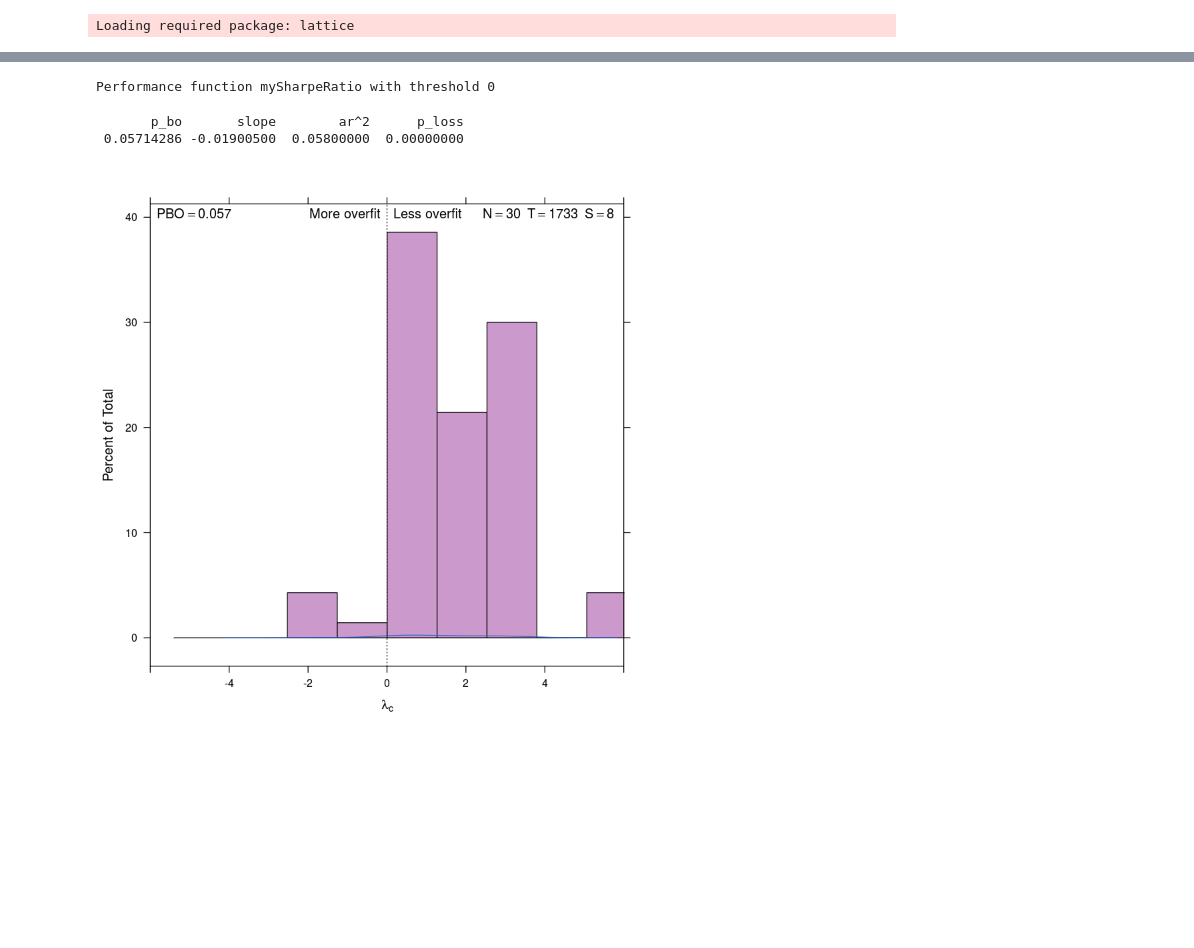
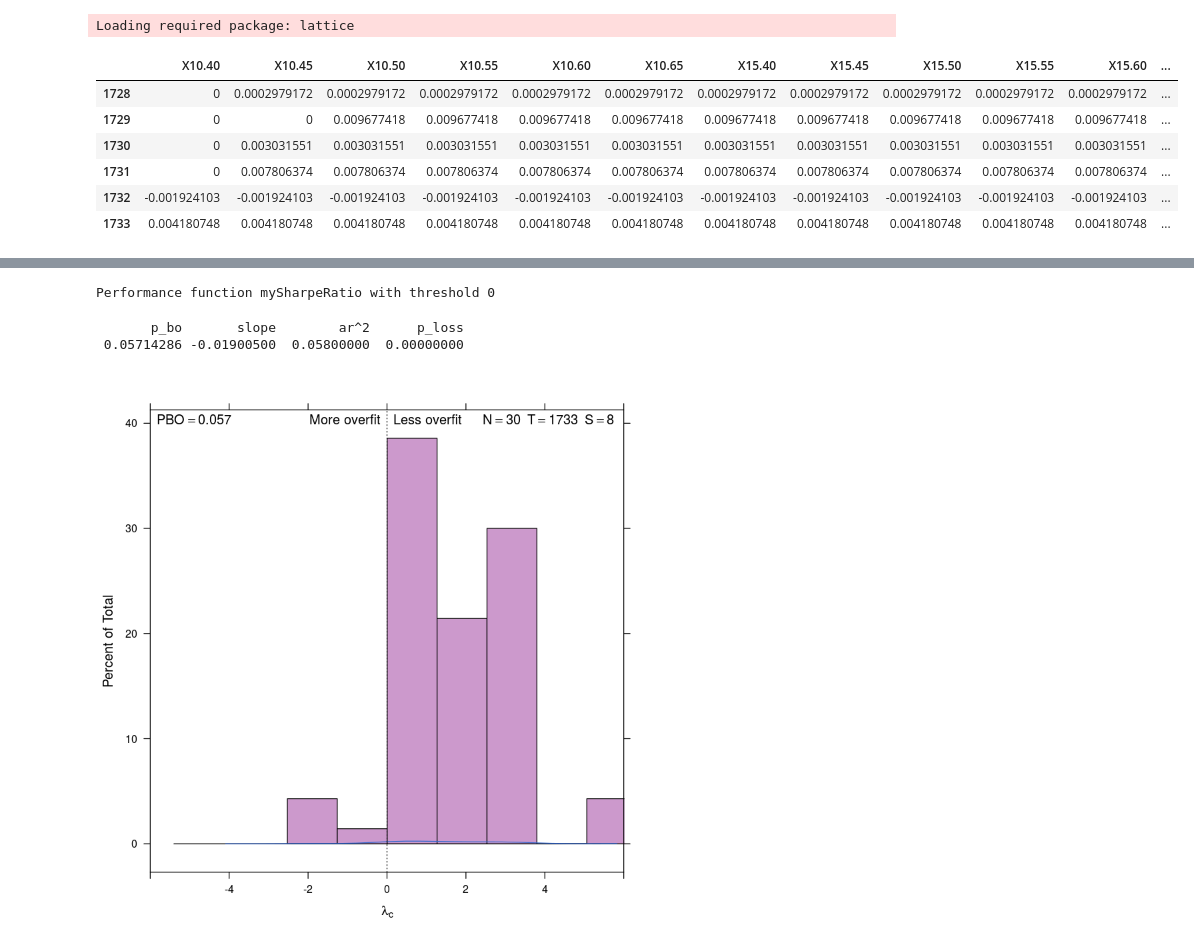
Before and after one commit to exilespacer/coscup_pbo, a Jupyter notebook: 3_overfitting.ipynb, the cells around one changed output, grey strips where cells are left out. Drawn from its saved outputs; the diff is of its cells as text; code cells hidden in the pictures; blank space fills up the shorter version.

```diff
--- a/3_overfitting.ipynb
+++ b/3_overfitting.ipynb
@@ -88,3 +88,14 @@ write.csv(result, '~/coscup_pbo/data/backtest_result.csv', row.names=F)
 library(pbo)
 # %% [output]
 Loading required package: lattice
+# %%
+df <- read.csv('~/coscup_pbo/data/backtest_result.csv', header=T)
+tail(df)
+# %% [output]
+|  | X10.40 | X10.45 | X10.50 | X10.55 | X10.60 | X10.65 | X15.40 | X15.45 | X15.50 | X15.55 | X15.60 | ... |
+| 1728 | 0 | 0.0002979172 | 0.0002979172 | 0.0002979172 | 0.0002979172 | 0.0002979172 | 0.0002979172 | 0.0002979172 | 0.0002979172 | 0.0002979172 | 0.0002979172 | ... |
+| 1729 | 0 | 0 | 0.009677418 | 0.009677418 | 0.009677418 | 0.009677418 | 0.009677418 | 0.009677418 | 0.009677418 | 0.009677418 | 0.009677418 | ... |
+| 1730 | 0 | 0.003031551 | 0.003031551 | 0.003031551 | 0.003031551 | 0.003031551 | 0.003031551 | 0.003031551 | 0.003031551 | 0.003031551 | 0.003031551 | ... |
+| 1731 | 0 | 0.007806374 | 0.007806374 | 0.007806374 | 0.007806374 | 0.007806374 | 0.007806374 | 0.007806374 | 0.007806374 | 0.007806374 | 0.007806374 | ... |
+| 1732 | -0.001924103 | -0.001924103 | -0.001924103 | -0.001924103 | -0.001924103 | -0.001924103 | -0.001924103 | -0.001924103 | -0.001924103 | -0.001924103 | -0.001924103 | ... |
+| 1733 | 0.004180748 | 0.004180748 | 0.004180748 | 0.004180748 | 0.004180748 | 0.004180748 | 0.004180748 | 0.004180748 | 0.004180748 | 0.004180748 | 0.004180748 | ... |
```
Also changed, not shown: parts of 27 cells of this notebook, 4 other files.
